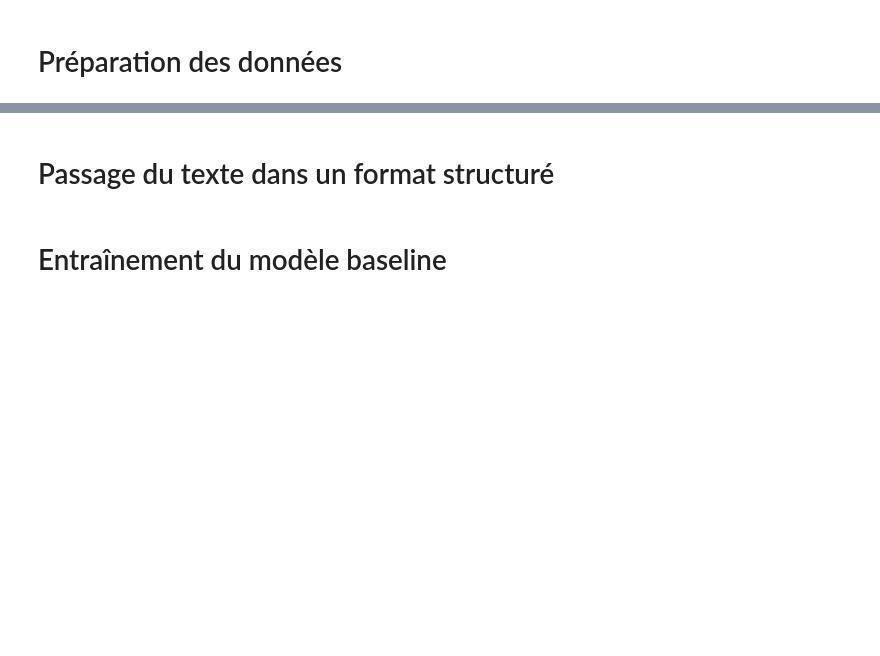
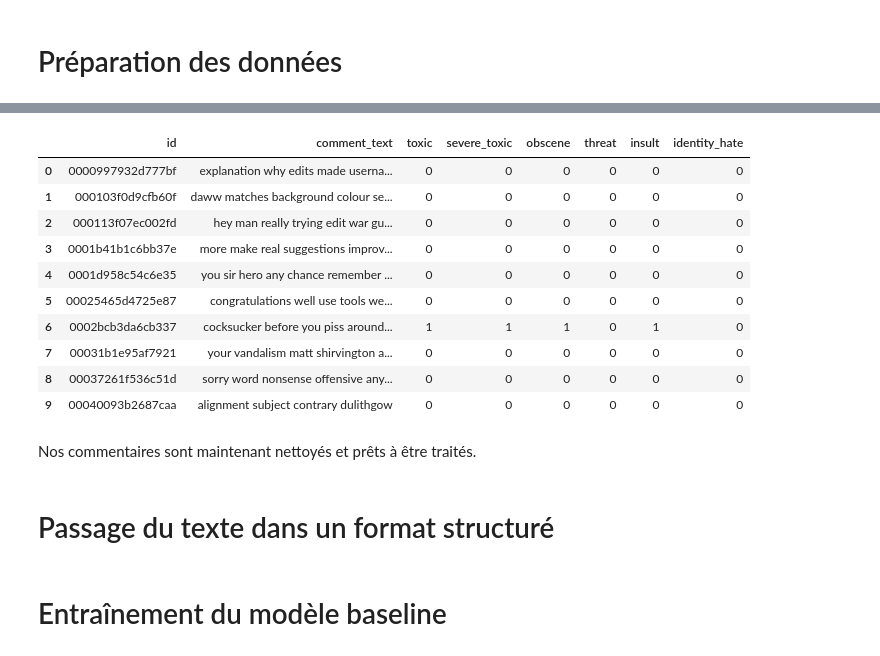
Before and after one commit to Aduwix/Toxic_comments_classification, a Jupyter notebook: Classification_commentaires_toxiques.ipynb, the cells around one changed output, grey strips where cells are left out. Cells and saved outputs as stored; diff of their text form; code cells hidden in the pictures; blank space fills up the shorter version.

```diff
--- a/Classification_commentaires_toxiques.ipynb
+++ b/Classification_commentaires_toxiques.ipynb
@@ -38,0 +96,5 @@ data.head()
+# %%
+nltk.download('stopwords')
+nltk.download('punkt')
+stop_words = nltk.corpus.stopwords.words('english')
+corpus = []
@@ -38,0 +498,12 @@ data.head()
+# %%
+def prepare_string(comment):
+  comment = clean(comment)
+  comment = convert_abbrev_in_text(comment)
+  return comment
+# %%
+%%time
+data['comment_text'] = data['comment_text'].apply(lambda s : prepare_string(s))
+
+# Drop empty values from dataframe
+data['comment_text'].replace('', np.nan, inplace=True)
+data.dropna(subset=['comment_text'], inplace=True)
@@ -39,2 +513,18 @@ data.head()
+# %%
+data.head(10)
+# %% [output]
+|  | id | comment_text | toxic | severe_toxic | obscene | threat | insult | identity_hate |
+| 0 | 0000997932d777bf | explanation why edits made userna... | 0 | 0 | 0 | 0 | 0 | 0 |
+| 1 | 000103f0d9cfb60f | daww matches background colour se... | 0 | 0 | 0 | 0 | 0 | 0 |
+| 2 | 000113f07ec002fd | hey man really trying edit war gu... | 0 | 0 | 0 | 0 | 0 | 0 |
+| 3 | 0001b41b1c6bb37e | more make real suggestions improv... | 0 | 0 | 0 | 0 | 0 | 0 |
+| 4 | 0001d958c54c6e35 | you sir hero any chance remember ... | 0 | 0 | 0 | 0 | 0 | 0 |
+| 5 | 00025465d4725e87 | congratulations well use tools we... | 0 | 0 | 0 | 0 | 0 | 0 |
+| 6 | 0002bcb3da6cb337 | cocksucker before you piss around... | 1 | 1 | 1 | 0 | 1 | 0 |
+| 7 | 00031b1e95af7921 | your vandalism matt shirvington a... | 0 | 0 | 0 | 0 | 0 | 0 |
+| 8 | 00037261f536c51d | sorry word nonsense offensive any... | 0 | 0 | 0 | 0 | 0 | 0 |
+| 9 | 00040093b2687caa | alignment subject contrary dulithgow | 0 | 0 | 0 | 0 | 0 | 0 |
+# %% [markdown]
+Nos commentaires sont maintenant nettoyés et prêts à être traités.
 # %% [markdown]
 # Passage du texte dans un format structuré
```
Also changed, not shown: parts of 27 cells of this notebook.
